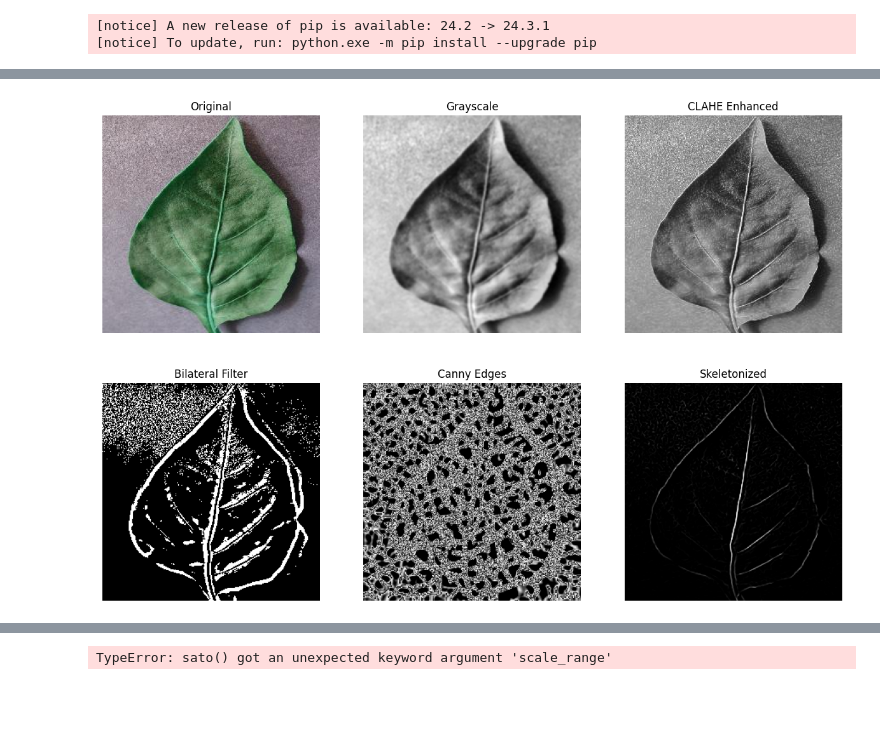
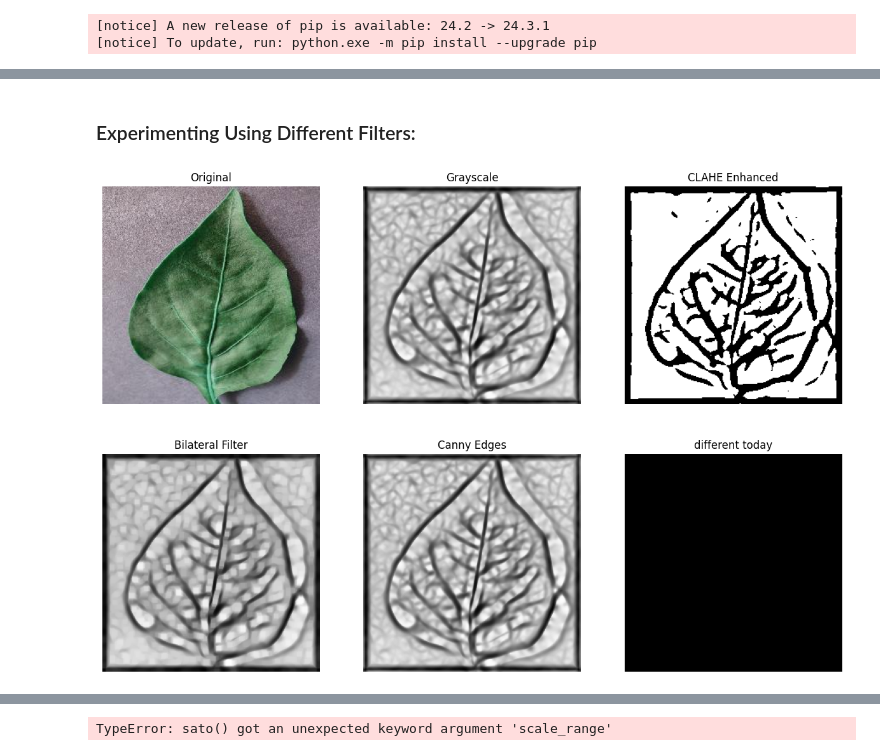
Before and after one commit to DEDfreak/AlignTogether-PlantVeinDetection, a Jupyter notebook: vein_extraction.ipynb, the cells around one changed output, grey strips where cells are left out. Cells and saved outputs as stored; diff of their text form; code cells hidden in the pictures; blank space fills up the shorter version.

```diff
--- a/vein_extraction.ipynb
+++ b/vein_extraction.ipynb
@@ -133,3 +41,5 @@ display_images(
+# %% [markdown]
+### Experimenting Using Different Filters:
 # %%
 # Function to load and convert to grayscale
 def load_and_convert_to_gray(image_path):
@@ -157,7 +67,7 @@ def apply_clahe(gray):
     # Parameters to adjust:
     # 'clipLimit' - threshold for contrast clipping (higher values lead to higher contrast).
     # 'tileGridSize' - size of the grid for histogram equalization (smaller sizes enhance local contrast).
-    clahe = cv2.createCLAHE(clipLimit=2.0, tileGridSize=(8,8))
+    clahe = cv2.createCLAHE(clipLimit=2.0, tileGridSize=(5,5))
     return clahe.apply(gray)
 
 # Function to apply Bilateral Filter
@@ -194,19 +104,20 @@ def apply_canny_edge_detection(gray, min_val, max_val):
     return cv2.Canny(gray, min_val, max_val)
 
 # Function to apply Morphological Opening
-def apply_morph_opening(image, kernel_size=(3,3)):
+def apply_morph_opening(image, kernel_size=(5,5)):
     # Parameters to adjust:
     # 'kernel_size' - size of the kernel for morphological opening (larger sizes remove larger structures).
     kernel = np.ones(kernel_size, np.uint8)
     return cv2.morphologyEx(image, cv2.MORPH_OPEN, kernel, iterations=1)
 
 # Function to calculate Hessian matrix and eigenvalues
-def calculate_hessian_eigenvalues(image, sigma=3):
+def calculate_hessian_eigenvalues(image):
     # Parameters to adjust:
     # 'sigma' - controls the scale of the features detected (higher values detect larger structures).
+    sigma = 4
     hessian_matrices = hessian_matrix(image, sigma=sigma, use_gaussian_derivatives=False)
     eig1, eig2 = hessian_matrix_eigvals(hessian_matrices)
-    _, binary_image = cv2.threshold(eig2, 125, 255, cv2.THRESH_BINARY)
+    _, binary_image = cv2.threshold(eig1, 125, 255, cv2.THRESH_BINARY)
     return binary_image
 
 # Function to perform skeletonization
@@ -234,12 +145,12 @@ image, gray = load_and_convert_to_gray(image_path)
 # Apply filters and transformations
 denoised_nlm = apply_non_local_means_denoising(gray)
 blurred = apply_gaussian_blur(gray)
-enhanced = apply_clahe(denoised_nlm)
 denoised_bf = apply_bilateral_filter(enhanced)
-adaptive_thresh = apply_adaptive_thresholding(denoised_nlm)
+adaptive_thresh = apply_adaptive_thresholding(blurred)
 high_pass = apply_high_pass_filter(gray)
+enhanced = apply_clahe(high_pass)
 edges = apply_canny_edge_detection(gray, 70, 100)
-opened = apply_morph_opening(adaptive_thresh)
+# opened = apply_morph_opening(adaptive_thresh)
 binary_image = calculate_hessian_eigenvalues(enhanced)
 skeleton = perform_skeletonization(binary_image)
 
@@ -247,36 +158,71 @@ skeleton = perform_skeletonization(binary_image)
 
 # 2. Frangi Filter Ridge Detection
 def frangi_ridge_detection(image):
     """
     Detects ridge structures using the Frangi filter.
     Parameters:
     - scale_range: tuple, min and max scales for multiscale detection.
     - beta1, beta2: control sensitivity to contrast and noise.
     """
     frangi_ridges = frangi(image,sigmas=range(1,10,2), scale_range=(1,5), alpha=0.5, beta=15, black_ridges= False)
     # return (frangi_ridges * 255).astype(np.uint8)
     return frangi_ridges
 
 
 # 3. Sato Tubeness Filter Ridge Detection
 def sato_ridge_detection(image):
     """
     Detects tubular structures using the Sato filter.
     Parameters:
     - scale_range: tuple, min and max scales for detection.
     """
-    sato_ridges = sato(image, sigmas= range(3,5,5))
+    sato_ridges = sato(image, sigmas= range(2,3,4))
     return (sato_ridges * 255).astype(np.uint8)
 
+# 5. Gabor Filter-Based Ridge Detection
+def gabor_ridge_detection(image, ksize=21, sigma=5, theta=np.pi/4, lamda=10, gamma=0.5):
+    """
+    Detects ridges using Gabor filters.
+    Parameters:
+    - ksize: size of the Gabor kernel.
+    - sigma: standard deviation of the Gaussian envelope.
+    - theta: orientation of the normal to the parallel stripes.
+    - lamda: wavelength of the sinusoidal factor.
+    - gamma: spatial aspect ratio.
+    """
+    gabor_kernel = cv2.getGaborKernel((ksize, ksize), sigma, theta, lamda, gamma)
+    gabor_ridges = cv2.filter2D(image, cv2.CV_8UC3, gabor_kernel)
+    return gabor_ridges
+
+
 # Apply filters and transformations
-frangi_ridges = frangi_ridge_detection(high_pass)
-sato_ridges = sato_ridge_detection(high_pass)
+frangi_ridges = frangi_ridge_detection(enhanced)
+# sato_ridges = sato_ridge_detection(high_pass)
+wavelet_ridges = sato_ridge_detection(gray)
+
+sigma = 3
+hessian_matrices = hessian_matrix(high_pass, sigma=sigma, use_gaussian_derivatives=False)
+eig1, eig2 = hessian_matrix_eigvals(hessian_matrices)
+eig2_normalized = cv2.normalize(eig2, None, 0, 255, cv2.NORM_MINMAX).astype(np.uint8)
+eig2_normalized = apply_clahe(eig2_normalized)
+
+sato_ridges = sato_ridge_detection(eig2_normalized)
+im_bw = cv2.threshold(eig2_normalized, 145, 255, cv2.THRESH_BINARY)[1]
+skeleton = perform_skeletonization(eig2_normalized)
+
+# Apply erosion
+eroded_image = cv2.erode(im_bw, cv2.getStructuringElement(cv2.MORPH_CROSS, (3, 3)), iterations=1)
+diff = cv2.subtract(eroded_image, im_bw)
+# dilated = cv2.dilate(eroded_image, kernel)
+# Threshold the image to get a binary image
+# _, binary_image = cv2.threshold(eig2, 200, 255, cv2.THRESH_BINARY)
+
 
 # Display images
 display_images(
-    [image, blurred, high_pass, adaptive_thresh, sato_ridges, frangi_ridges],
-    ['Original', 'Grayscale', 'CLAHE Enhanced', 'Bilateral Filter', 'Canny Edges', 'Skeletonized'],
+    [image, eig2_normalized, im_bw, opened, eig2_normalized, diff],
+    ['Original', 'Grayscale', 'CLAHE Enhanced', 'Bilateral Filter', 'Canny Edges', 'different today'],
     cols=3
 )
 # %% [output]
-[figure, old version]
+[figure, new version]
```
Also changed, not shown: parts of 4 cells of this notebook.
